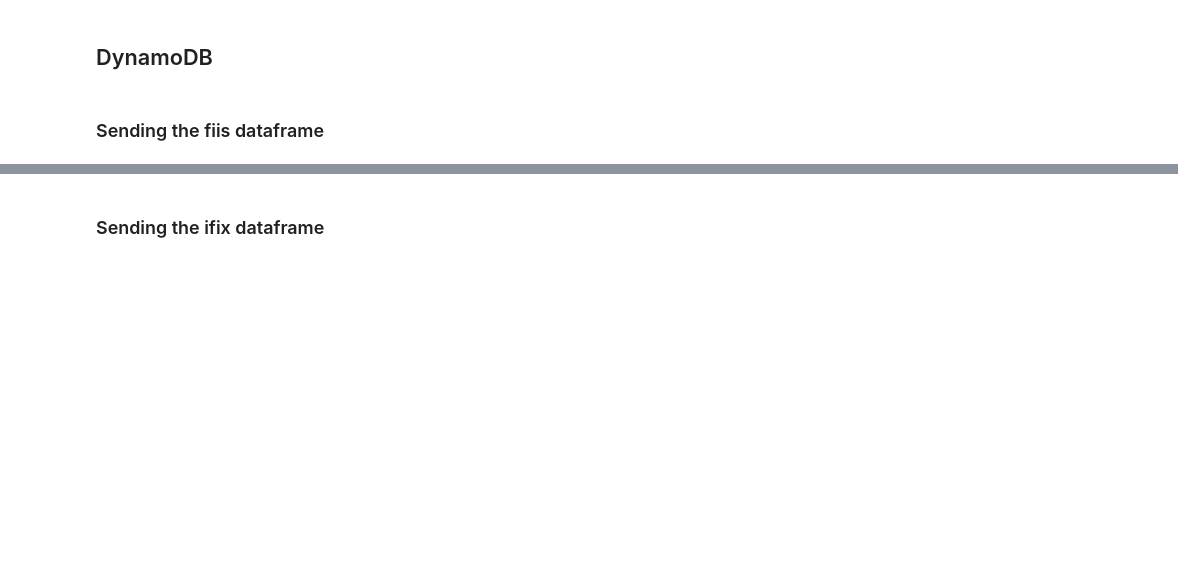
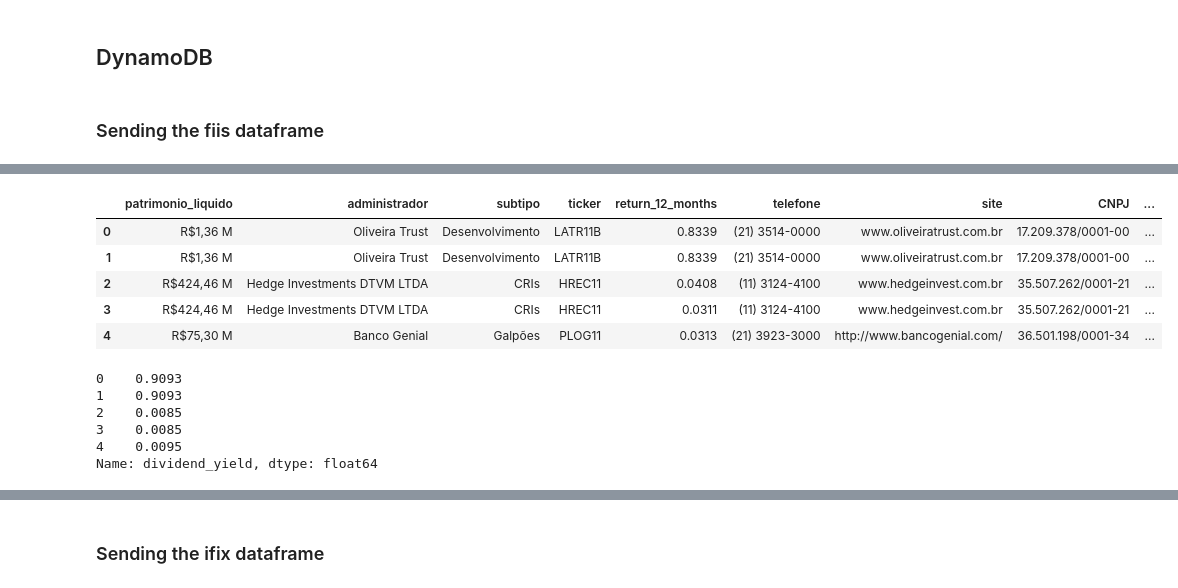
Before and after one commit to MarcosAugusto47/FIIS-Brasil, a Jupyter notebook: notebook-scraping.ipynb, the cells around one changed output, grey strips where cells are left out. Drawn from its saved outputs; the diff is of its cells as text; code cells hidden in the pictures; blank space fills up the shorter version.

```diff
--- a/notebook-scraping.ipynb
+++ b/notebook-scraping.ipynb
@@ -66,0 +102,22 @@ df.date.value_counts(dropna=False)
+# %%
+df['dividend_yield'] = df['dividend_yield'].apply(float).round(4)
+df['return_12_months'] = df['return_12_months'].apply(float).round(4)
+#df = convert_percentages_to_float(df, ['dividend_yield', 'return_12_months'])
+# %%
+df.head()
+# %% [output]
+|  | patrimonio_liquido | administrador | subtipo | ticker | return_12_months | telefone | site | CNPJ | ... |
+| 0 | R$1,36 M | Oliveira Trust | Desenvolvimento | LATR11B | 0.8339 | (21) 3514-0000 | www.oliveiratrust.com.br | 17.209.378/0001-00 | ... |
+| 1 | R$1,36 M | Oliveira Trust | Desenvolvimento | LATR11B | 0.8339 | (21) 3514-0000 | www.oliveiratrust.com.br | 17.209.378/0001-00 | ... |
+| 2 | R$424,46 M | Hedge Investments DTVM LTDA | CRIs | HREC11 | 0.0408 | (11) 3124-4100 | www.hedgeinvest.com.br | 35.507.262/0001-21 | ... |
+| 3 | R$424,46 M | Hedge Investments DTVM LTDA | CRIs | HREC11 | 0.0311 | (11) 3124-4100 | www.hedgeinvest.com.br | 35.507.262/0001-21 | ... |
+| 4 | R$75,30 M | Banco Genial | Galpões | PLOG11 | 0.0313 | (21) 3923-3000 | http://www.bancogenial.com/ | 36.501.198/0001-34 | ... |
+# %%
+df.head().dividend_yield
+# %% [output]
+0    0.9093
+1    0.9093
+2    0.0085
+3    0.0085
+4    0.0095
+Name: dividend_yield, dtype: float64
```
Also changed, not shown: parts of 9 cells of this notebook, 3 other files.
